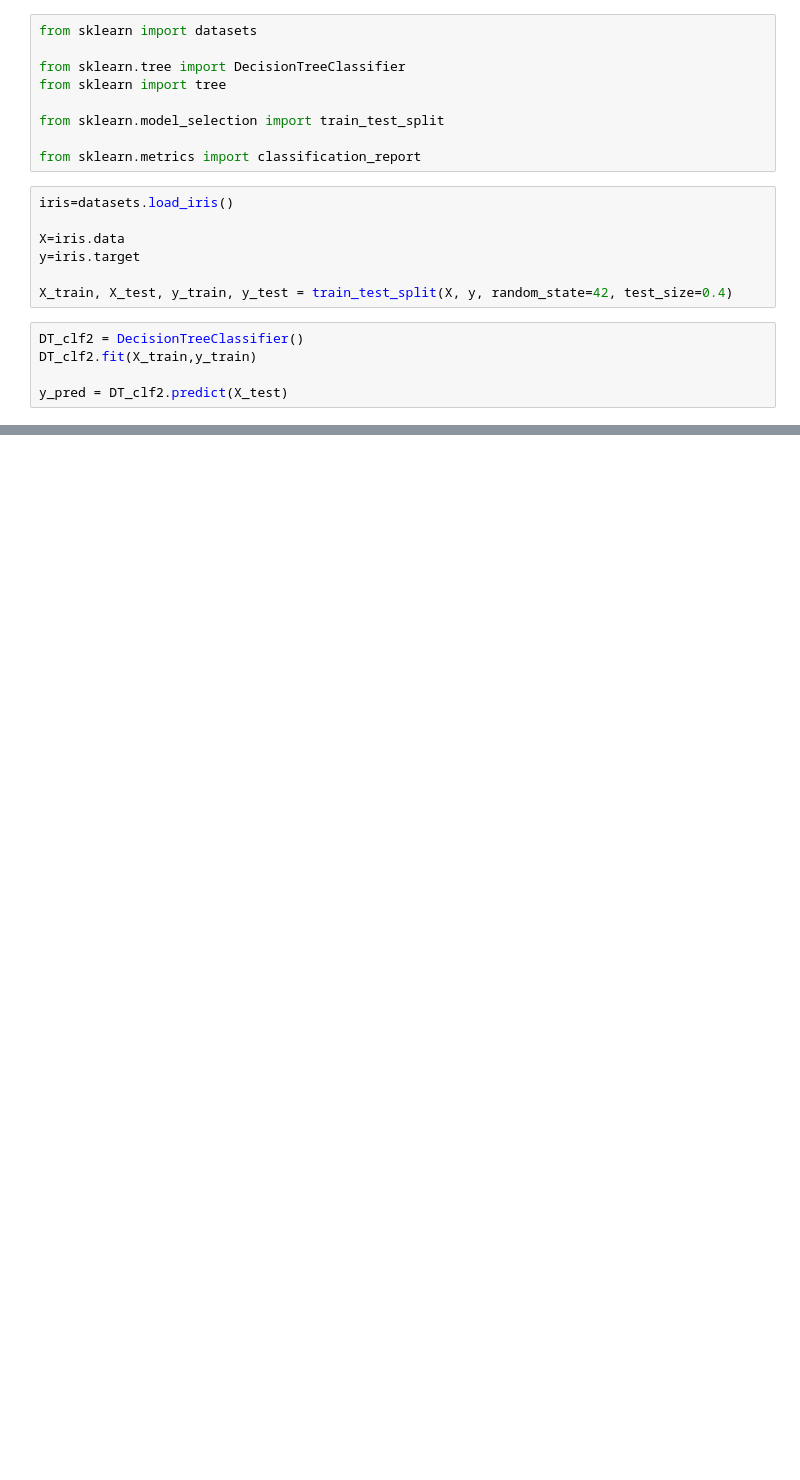
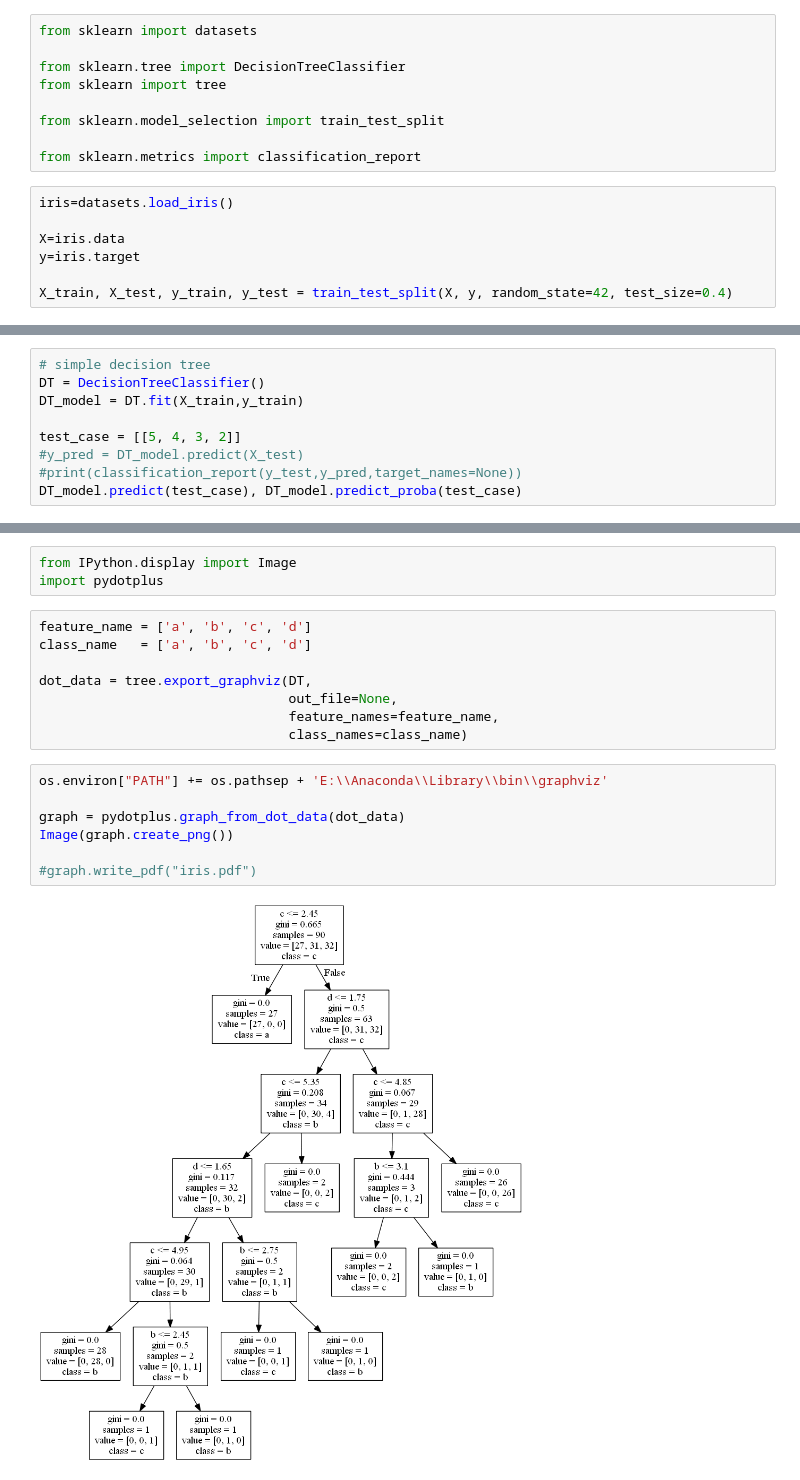
Before and after one commit to Lab-Brat/Materials_Informatics_Experiments, a Jupyter notebook: decision_tree/decision_tree.ipynb, the cells around one changed output, grey strips where cells are left out. Cells and saved outputs as stored; diff of their text form; blank space fills up the shorter version.

Commit message:
add tree visualization, and implementation with gini and entropy

```diff
--- a/decision_tree/decision_tree.ipynb
+++ b/decision_tree/decision_tree.ipynb
@@ -14,8 +14,3 @@ X=iris.data
 y=iris.target
 
 X_train, X_test, y_train, y_test = train_test_split(X, y, random_state=42, test_size=0.4)
-# %%
-DT_clf2 = DecisionTreeClassifier()
-DT_clf2.fit(X_train,y_train)
-
-y_pred = DT_clf2.predict(X_test)
@@ -33,0 +17,9 @@ weighted avg       0.97      0.97      0.97        60
+# %%
+# simple decision tree
+DT = DecisionTreeClassifier()
+DT_model = DT.fit(X_train,y_train)
+
+test_case = [[5, 4, 3, 2]]
+#y_pred = DT_model.predict(X_test)
+#print(classification_report(y_test,y_pred,target_names=None))
+DT_model.predict(test_case), DT_model.predict_proba(test_case)
@@ -33,0 +44,20 @@ weighted avg       0.97      0.97      0.97        60
+# %%
+from IPython.display import Image
+import pydotplus
+# %%
+feature_name = ['a', 'b', 'c', 'd']
+class_name   = ['a', 'b', 'c', 'd']
+
+dot_data = tree.export_graphviz(DT,
+                                out_file=None,
+                                feature_names=feature_name,
+                                class_names=class_name)
+# %%
+os.environ["PATH"] += os.pathsep + 'E:\\Anaconda\\Library\\bin\\graphviz'
+
+graph = pydotplus.graph_from_dot_data(dot_data)
+Image(graph.create_png())
+
+#graph.write_pdf("iris.pdf")
+# %% [output]
+[figure, added]
```
Also changed, not shown: parts of 4 cells of this notebook.
